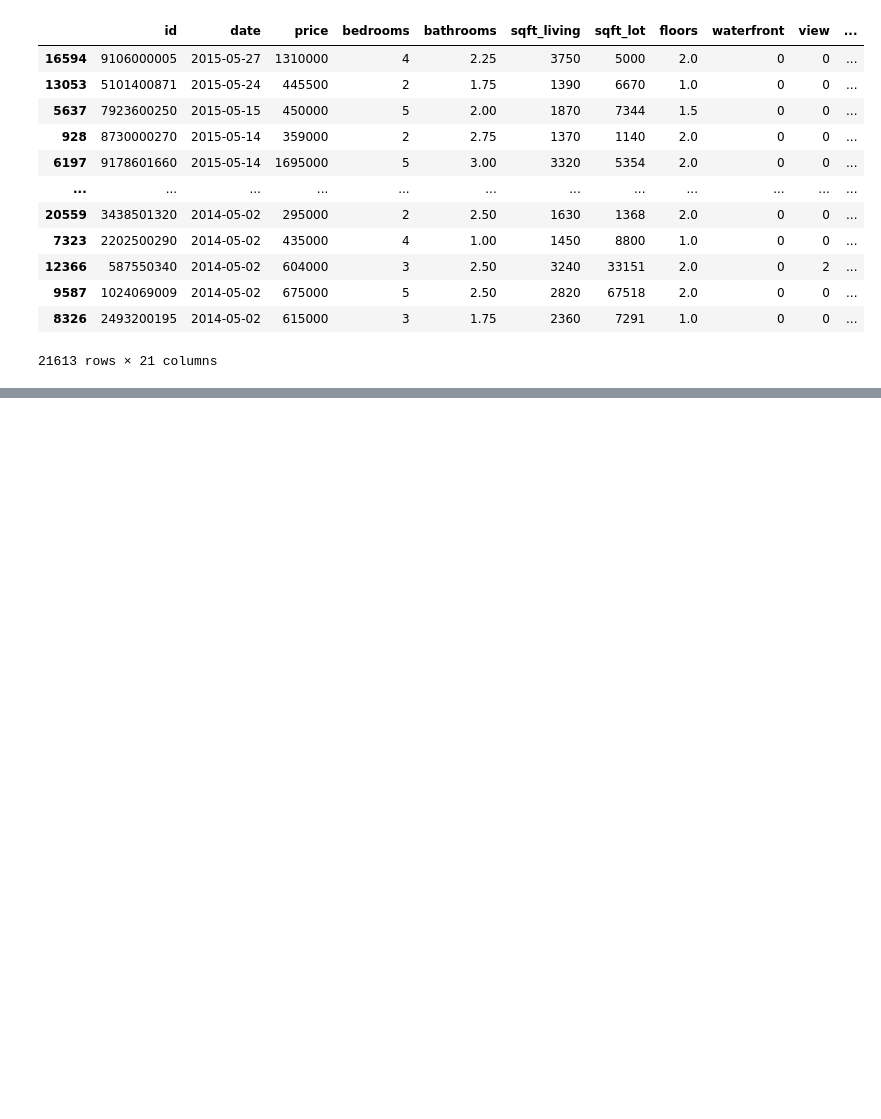
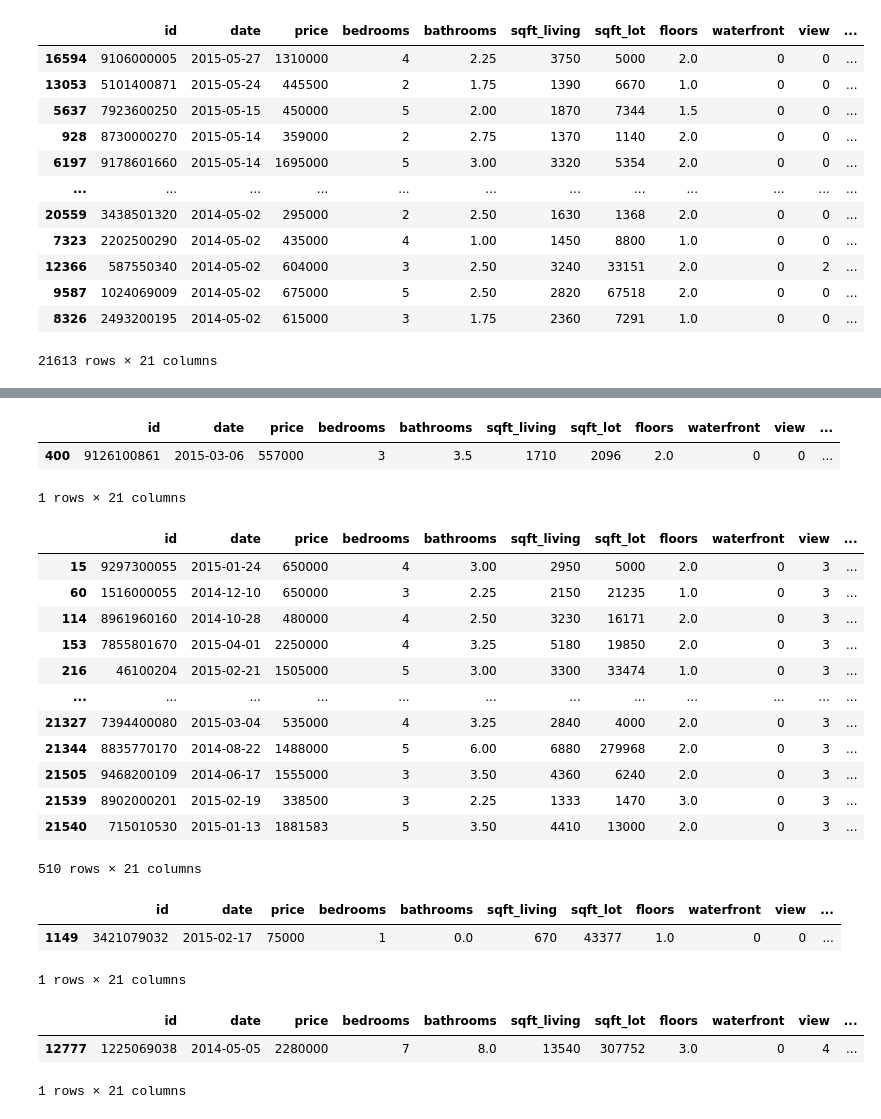
Before and after one commit to quantumhome/DataAnalysisCaseStudy, a Jupyter notebook: Pandas_quiz_solution.ipynb, the cells around one changed output, grey strips where cells are left out. Cells and saved outputs as stored; diff of their text form; code cells hidden in the pictures; blank space fills up the shorter version.

```diff
--- a/Pandas_quiz_solution.ipynb
+++ b/Pandas_quiz_solution.ipynb
@@ -141,0 +233,41 @@ df.sort_values('date', ascending=False)
+# %%
+ds = df[df['id'] == 9126100861]
+ds
+# %% [output]
+|  | id | date | price | bedrooms | bathrooms | sqft_living | sqft_lot | floors | waterfront | view | ... |
+| 400 | 9126100861 | 2015-03-06 | 557000 | 3 | 3.5 | 1710 | 2096 | 2.0 | 0 | 0 | ... |
+1 rows × 21 columns
+# %%
+# how many houses have 3 views
+countviews = df[df['view'] == 3]
+countviews
+# %% [output]
+|  | id | date | price | bedrooms | bathrooms | sqft_living | sqft_lot | floors | waterfront | view | ... |
+| 15 | 9297300055 | 2015-01-24 | 650000 | 4 | 3.00 | 2950 | 5000 | 2.0 | 0 | 3 | ... |
+| 60 | 1516000055 | 2014-12-10 | 650000 | 3 | 2.25 | 2150 | 21235 | 1.0 | 0 | 3 | ... |
+| 114 | 8961960160 | 2014-10-28 | 480000 | 4 | 2.50 | 3230 | 16171 | 2.0 | 0 | 3 | ... |
+| 153 | 7855801670 | 2015-04-01 | 2250000 | 4 | 3.25 | 5180 | 19850 | 2.0 | 0 | 3 | ... |
+| 216 | 46100204 | 2015-02-21 | 1505000 | 5 | 3.00 | 3300 | 33474 | 1.0 | 0 | 3 | ... |
+| ... | ... | ... | ... | ... | ... | ... | ... | ... | ... | ... | ... |
+| 21327 | 7394400080 | 2015-03-04 | 535000 | 4 | 3.25 | 2840 | 4000 | 2.0 | 0 | 3 | ... |
+| 21344 | 8835770170 | 2014-08-22 | 1488000 | 5 | 6.00 | 6880 | 279968 | 2.0 | 0 | 3 | ... |
+| 21505 | 9468200109 | 2014-06-17 | 1555000 | 3 | 3.50 | 4360 | 6240 | 2.0 | 0 | 3 | ... |
+| 21539 | 8902000201 | 2015-02-19 | 338500 | 3 | 2.25 | 1333 | 1470 | 3.0 | 0 | 3 | ... |
+| 21540 | 715010530 | 2015-01-13 | 1881583 | 5 | 3.50 | 4410 | 13000 | 2.0 | 0 | 3 | ... |
+510 rows × 21 columns
+# %%
+# lowest price of the house
+dl = df[df['price']==df['price'].min()]
+dl
+# %% [output]
+|  | id | date | price | bedrooms | bathrooms | sqft_living | sqft_lot | floors | waterfront | view | ... |
+| 1149 | 3421079032 | 2015-02-17 | 75000 | 1 | 0.0 | 670 | 43377 | 1.0 | 0 | 0 | ... |
+1 rows × 21 columns
+# %%
+# bigegst squar living
+biggestsql = df[df['sqft_living']==df['sqft_living'].max()]
+biggestsql
+# %% [output]
+|  | id | date | price | bedrooms | bathrooms | sqft_living | sqft_lot | floors | waterfront | view | ... |
+| 12777 | 1225069038 | 2014-05-05 | 2280000 | 7 | 8.0 | 13540 | 307752 | 3.0 | 0 | 4 | ... |
+1 rows × 21 columns
```
Also changed, not shown: parts of 29 cells of this notebook.
